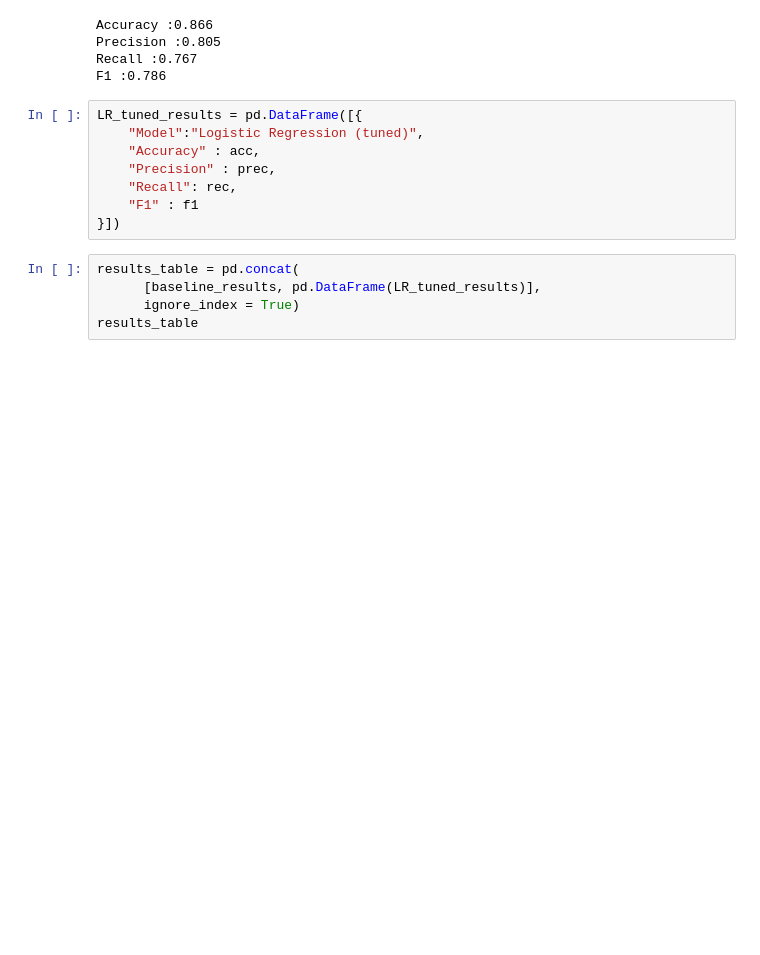
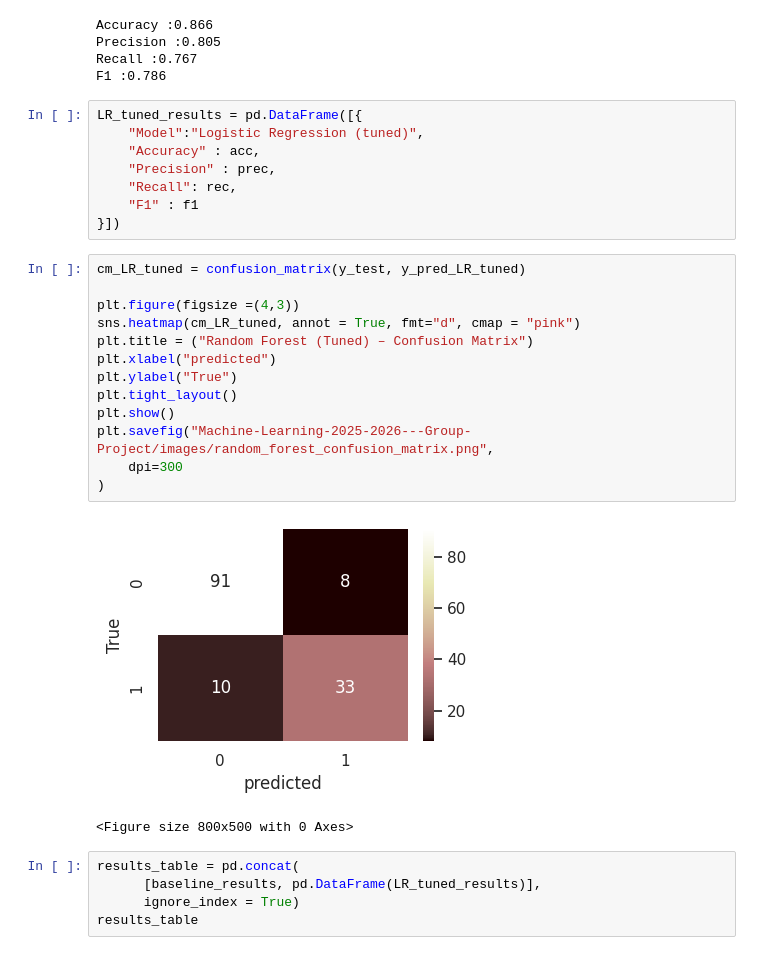
Before and after one commit to personallypetra/Machine-Learning-2025-2026---Group-Project, a Jupyter notebook: main.ipynb, the cells around one changed output. Drawn from its saved outputs; the diff is of its cells as text; blank space fills up the shorter version.

```diff
--- a/main.ipynb
+++ b/main.ipynb
@@ -423,6 +424,22 @@ LR_tuned_results = pd.DataFrame([{
     "Recall": rec,
     "F1" : f1
 }])
+# %%
+cm_LR_tuned = confusion_matrix(y_test, y_pred_LR_tuned)
+
+plt.figure(figsize =(4,3))
+sns.heatmap(cm_LR_tuned, annot = True, fmt="d", cmap = "pink")
+plt.title = ("Random Forest (Tuned) – Confusion Matrix")
+plt.xlabel("predicted")
+plt.ylabel("True")
+plt.tight_layout()
+plt.show()
+plt.savefig("Machine-Learning-2025-2026---Group-Project/images/random_forest_confusion_matrix.png",
+    dpi=300
+)
+# %% [output]
+[figure, added]
+<Figure size 800x500 with 0 Axes>
 # %%
 results_table = pd.concat(
       [baseline_results, pd.DataFrame(LR_tuned_results)],
```
Also changed, not shown: parts of 6 cells of this notebook.
